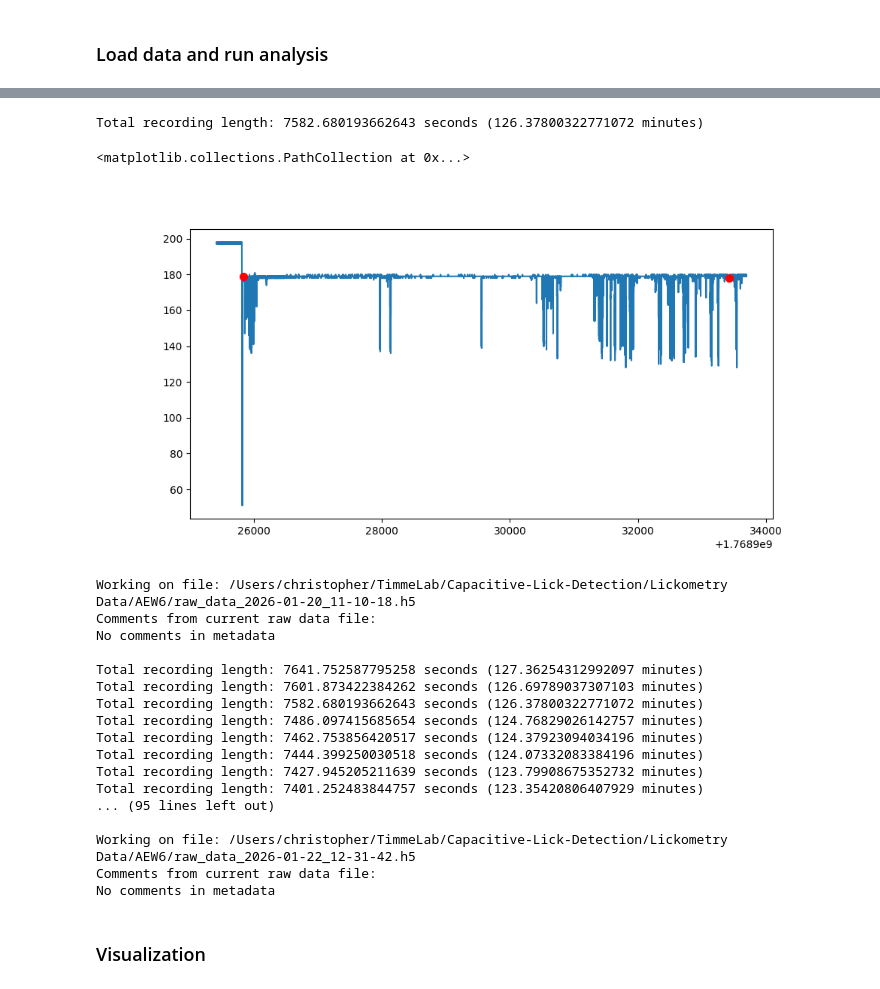
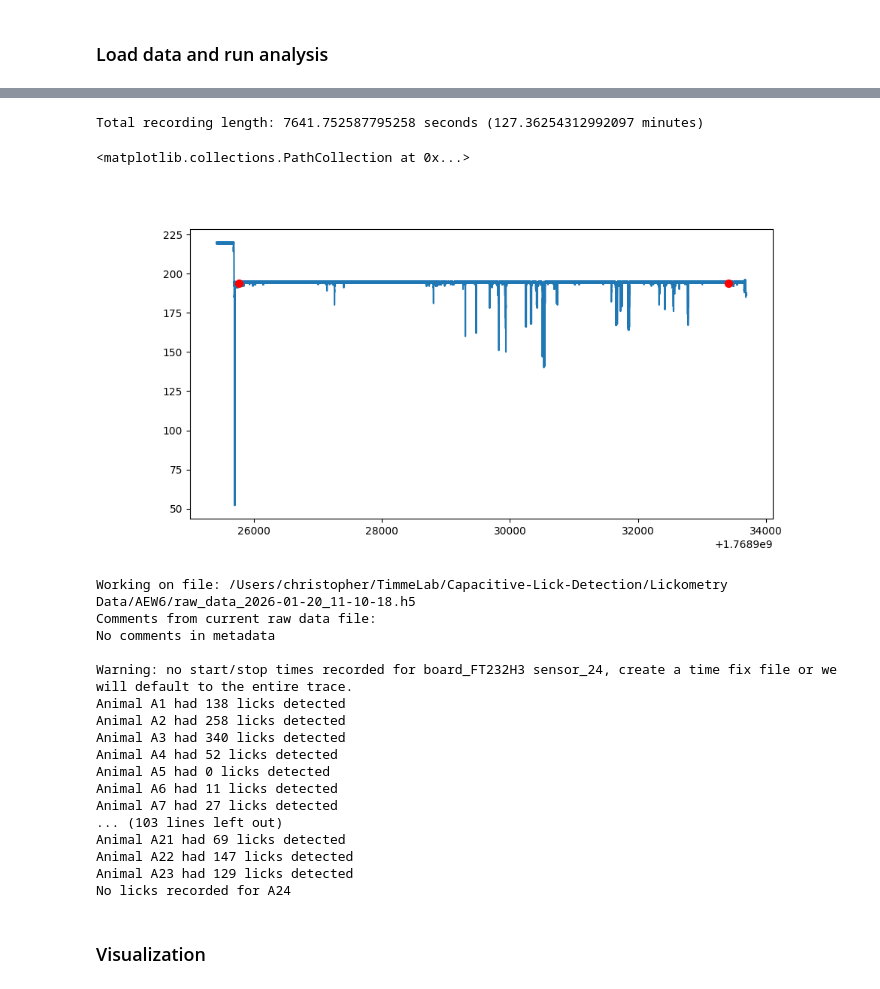
Before and after one commit to TimmeLab/CLiQR, a Jupyter notebook: DataAnalysis.ipynb, the cells around one changed output, grey strips where cells are left out. Saved outputs shown, nothing was run; the diff lists cells and outputs as text; code cells hidden in the pictures.

```diff
--- a/DataAnalysis.ipynb
+++ b/DataAnalysis.ipynb
@@ -74,7 +74,7 @@ pn.Column(
 # account for accidental start/stops and use the last start_time/stop_time pair in the file. However,
 # if no start or stop time is recorded, this can be used to fix that situation.
 file = os.path.join(data_dir, "raw_data_2026-01-20_11-10-18.h5")
-sensor = 3
+sensor = 1
 
 # Determine which board did the recording based on sensor number
 match sensor:
@@ -96,35 +96,44 @@ with h5py.File(file, 'r') as h5f:
     pattern = re.compile(r'^start_time(\d+)?$')
     matches = {}
     for k in sensor_data.keys():
         m = pattern.match(k)
         if m:
             num = int(m.group(1)) if m.group(1) else -1
             matches[num] = k
     if matches:
         num = -np.inf
         for n in matches.keys():
             if n > num: num = n
         last_start = matches[num]
         start_time = sensor_data[last_start][()]
         # Try the stop_time corresponding to the start_time above
         try:
             stop_time = sensor_data['stop' + last_start[5:]][()]
         except KeyError:
             # Stop time wasn't recorded (likely clicked stop all button too soon)
             stop_time = time_data[-1]
     else: # no start time recorded
         start_time = time_data[0] # start at beginning
         stop_time = time_data[-1] # stop at end
 
+total_recording_time = stop_time - start_time
+print(f"Total recording length: {total_recording_time} seconds ({total_recording_time/60} minutes)")
+start_idx = np.argmin(
+    np.abs(time_data - start_time)
+)
+stop_idx = np.argmin(
+    np.abs(time_data - stop_time)
+)
+
 %matplotlib widget
 fig, ax = plt.subplots(figsize=(10,5))
 ax.plot(time_data, cap_data, zorder=0)
 ax.scatter(start_time, cap_data[start_idx], marker='o', c='r', s=50, zorder=1)
 ax.scatter(stop_time, cap_data[stop_idx], marker='o', c='r', s=50, zorder=2)
 # %% [output]
-Total recording length: 7582.680193662643 seconds (126.37800322771072 minutes)
+Total recording length: 7641.752587795258 seconds (127.36254312992097 minutes)
 <matplotlib.collections.PathCollection at 0x...>
-[figure, old version]
+[figure, new version]
 # %%
 # Loop through data files and run the filter_data script on them
 for raw_data_filename in fs.value:
@@ -144,28 +153,28 @@ for raw_data_filename in fs.value:
             print("No comments in metadata\n")
         # Check if there's a corresponding time fix file and pass it, if so
         if os.path.exists(time_fix_filename):
-            filter_data(raw_h5, filtered_h5, layout, raw_data_filename[:-3] + '.log', time_fix=pd.read_excel(time_fix_filename, index_col=False, header=0))
+            filter_data(raw_h5, filtered_h5, layout, raw_data_filename[:-3] + '.log', time_fix=pd.read_excel(time_fix_filename, index_col=False, header=0), algorithm="basic_threshold")
         else:
-            filter_data(raw_h5, filtered_h5, layout, raw_data_filename[:-3] + '.log')
+            filter_data(raw_h5, filtered_h5, layout, raw_data_filename[:-3] + '.log', algorithm="basic_threshold")
     print("") # newline to make space between each different file
 # %% [output]
 Working on file: /Users/christopher/TimmeLab/Capacitive-Lick-Detection/Lickometry Data/AEW6/raw_data_2026-01-20_11-10-18.h5
 Comments from current raw data file:
 No comments in metadata
 
-Total recording length: 7641.752587795258 seconds (127.36254312992097 minutes)
-Total recording length: 7601.873422384262 seconds (126.69789037307103 minutes)
-Total recording length: 7582.680193662643 seconds (126.37800322771072 minutes)
-Total recording length: 7486.097415685654 seconds (124.76829026142757 minutes)
-Total recording length: 7462.753856420517 seconds (124.37923094034196 minutes)
-Total recording length: 7444.399250030518 seconds (124.07332083384196 minutes)
-Total recording length: 7427.945205211639 seconds (123.79908675352732 minutes)
-Total recording length: 7401.252483844757 seconds (123.35420806407929 minutes)
-... (95 lines left out)
-
-Working on file: /Users/christopher/TimmeLab/Capacitive-Lick-Detection/Lickometry Data/AEW6/raw_data_2026-01-22_12-31-42.h5
-Comments from current raw data file:
-No comments in metadata
+Warning: no start/stop times recorded for board_FT232H3 sensor_24, create a time fix file or we will default to the entire trace.
+Animal A1 had 138 licks detected
+Animal A2 had 258 licks detected
+Animal A3 had 340 licks detected
+Animal A4 had 52 licks detected
+Animal A5 had 0 licks detected
+Animal A6 had 11 licks detected
+Animal A7 had 27 licks detected
+... (103 lines left out)
+Animal A21 had 69 licks detected
+Animal A22 had 147 licks detected
+Animal A23 had 129 licks detected
+No licks recorded for A24
 # %% [markdown]
 ### Visualization
 # %%
```
Also changed, not shown: parts of 1 cell of this notebook, 1 other file.
